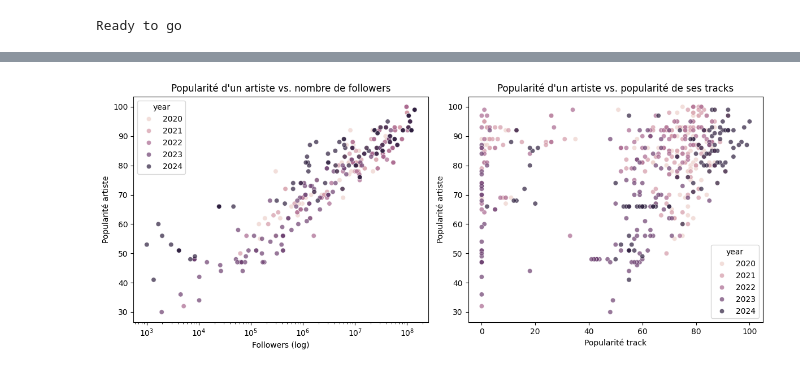
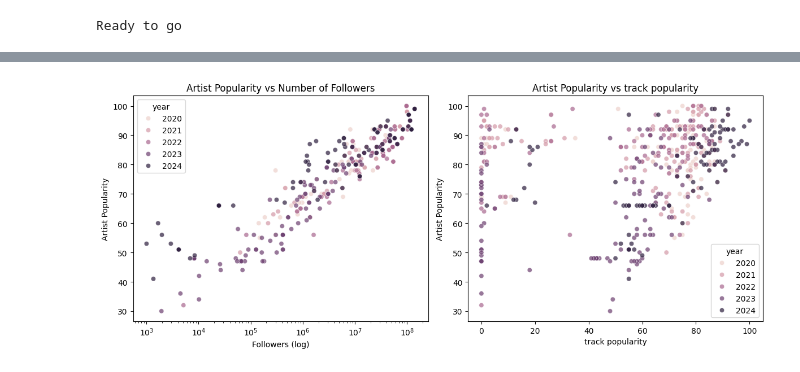
Before and after one commit to jul339/spotify_hits, a Jupyter notebook: notebooks/spotify_analysis.ipynb, the cells around one changed output, grey strips where cells are left out. Cells and saved outputs as stored; diff of their text form; code cells hidden in the pictures.

```diff
--- a/notebooks/spotify_analysis.ipynb
+++ b/notebooks/spotify_analysis.ipynb
@@ -26,40 +26,37 @@ df.head()
 import matplotlib.pyplot as plt
 import seaborn as sns
 
-# Nettoyage : éviter les NaN ou valeurs aberrantes
 df_corr = df.dropna(subset=["artist_followers", "artist_popularity", "track_popularity"])
-df_corr = df_corr[df_corr["artist_followers"] > 1000]  # éviter les outliers trop petits
+df_corr = df_corr[df_corr["artist_followers"] > 1000]
 
 plt.figure(figsize=(12, 5))
 
-# Popularité artiste vs. followers
 plt.subplot(1, 2, 1)
 sns.scatterplot(
     data=df_corr,
     x="artist_followers",
     y="artist_popularity",
     hue="year",
     alpha=0.7
 )
 plt.xscale("log")
-plt.title("Popularité d'un artiste vs. nombre de followers")
+plt.title("Artist Popularity vs Number of Followers")
 plt.xlabel("Followers (log)")
-plt.ylabel("Popularité artiste")
+plt.ylabel("Artist Popularity")
 
-# Popularité artiste vs. track
 plt.subplot(1, 2, 2)
 sns.scatterplot(
     data=df_corr,
     x="track_popularity",
     y="artist_popularity",
     hue="year",
     alpha=0.7
 )
-plt.title("Popularité d'un artiste vs. popularité de ses tracks")
-plt.xlabel("Popularité track")
-plt.ylabel("Popularité artiste")
+plt.title("Artist Popularity vs track popularity")
+plt.xlabel("track popularity")
+plt.ylabel("Artist Popularity")
 
 plt.tight_layout()
 plt.show()
 # %% [output]
-[figure, old version]
+[figure, new version]
```
Also changed, not shown: parts of 11 cells of this notebook, 1 other file.
